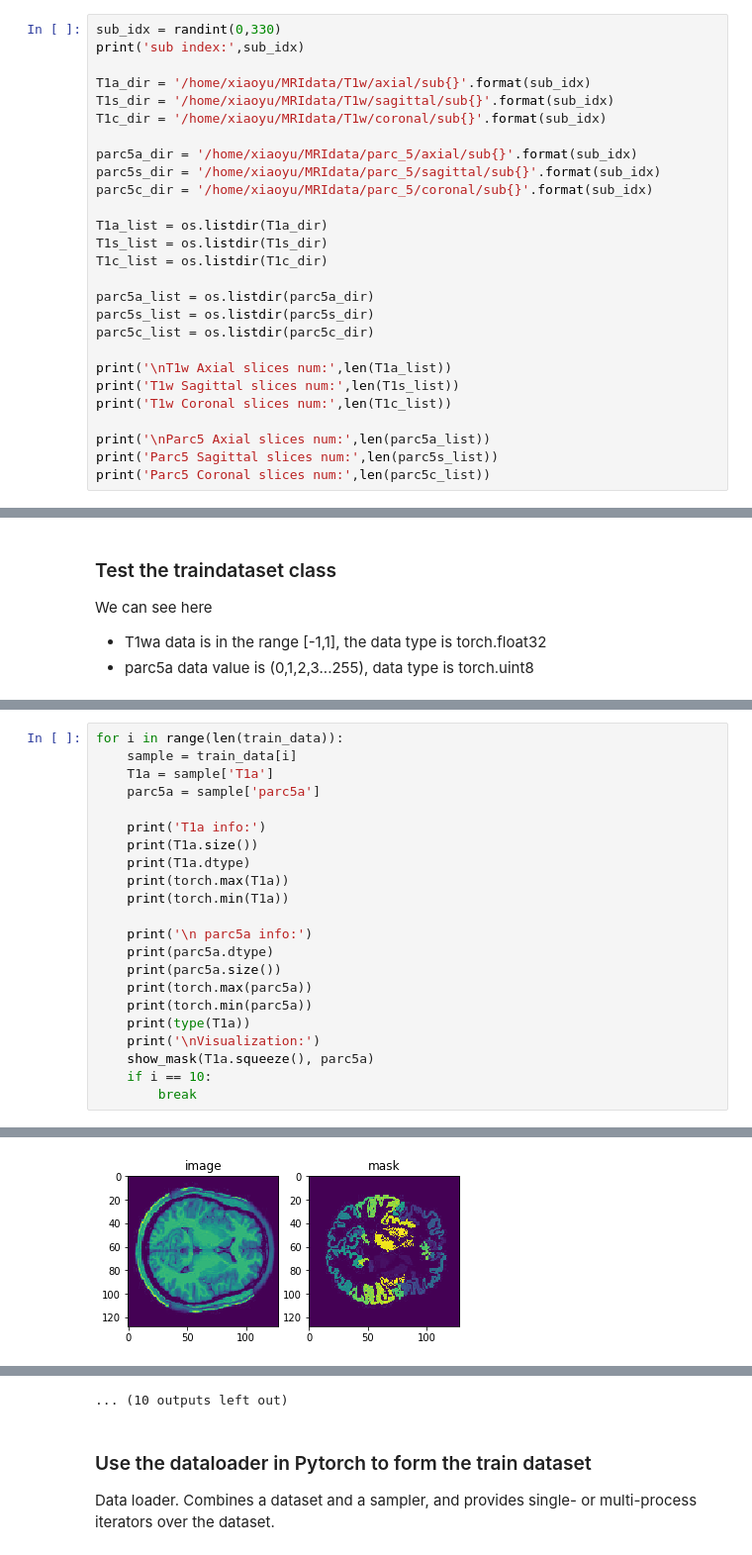
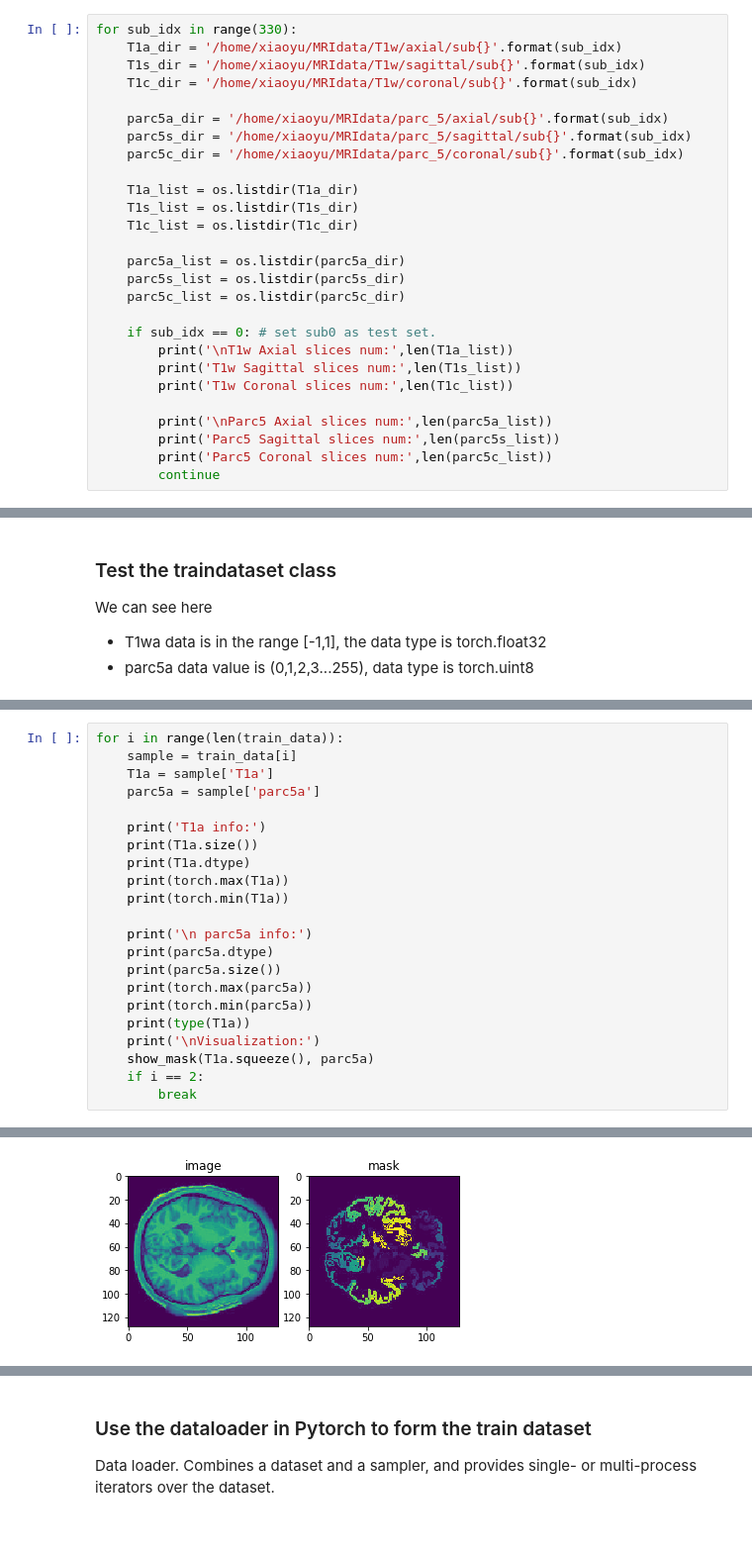
Before and after one commit to xysong1201/MRIImage_segmentation, a Jupyter notebook: MRI_ImageSeg_Unet.ipynb, the cells around one changed output, grey strips where cells are left out. Shown at 99% size. Saved outputs shown, nothing was run; the diff lists cells and outputs as text.

```diff
--- a/MRI_ImageSeg_Unet.ipynb
+++ b/MRI_ImageSeg_Unet.ipynb
@@ -32,30 +32,30 @@ Pick a random subject
 # %% [markdown]
 # I. Data Loading and preprocessing
 # %%
-sub_idx = randint(0,330)
-print('sub index:',sub_idx)
+for sub_idx in range(330):
+    T1a_dir = '/home/xiaoyu/MRIdata/T1w/axial/sub{}'.format(sub_idx)
+    T1s_dir = '/home/xiaoyu/MRIdata/T1w/sagittal/sub{}'.format(sub_idx)
+    T1c_dir = '/home/xiaoyu/MRIdata/T1w/coronal/sub{}'.format(sub_idx)
 
-T1a_dir = '/home/xiaoyu/MRIdata/T1w/axial/sub{}'.format(sub_idx)
-T1s_dir = '/home/xiaoyu/MRIdata/T1w/sagittal/sub{}'.format(sub_idx)
-T1c_dir = '/home/xiaoyu/MRIdata/T1w/coronal/sub{}'.format(sub_idx)
+    parc5a_dir = '/home/xiaoyu/MRIdata/parc_5/axial/sub{}'.format(sub_idx)
+    parc5s_dir = '/home/xiaoyu/MRIdata/parc_5/sagittal/sub{}'.format(sub_idx)
+    parc5c_dir = '/home/xiaoyu/MRIdata/parc_5/coronal/sub{}'.format(sub_idx)
 
-parc5a_dir = '/home/xiaoyu/MRIdata/parc_5/axial/sub{}'.format(sub_idx)
-parc5s_dir = '/home/xiaoyu/MRIdata/parc_5/sagittal/sub{}'.format(sub_idx)
-parc5c_dir = '/home/xiaoyu/MRIdata/parc_5/coronal/sub{}'.format(sub_idx)
+    T1a_list = os.listdir(T1a_dir)
+    T1s_list = os.listdir(T1s_dir)
+    T1c_list = os.listdir(T1c_dir)
 
-T1a_list = os.listdir(T1a_dir)
-T1s_list = os.listdir(T1s_dir)
-T1c_list = os.listdir(T1c_dir)
+    parc5a_list = os.listdir(parc5a_dir)
+    parc5s_list = os.listdir(parc5s_dir)
+    parc5c_list = os.listdir(parc5c_dir)
 
-parc5a_list = os.listdir(parc5a_dir)
-parc5s_list = os.listdir(parc5s_dir)
-parc5c_list = os.listdir(parc5c_dir)
+    if sub_idx == 0: # set sub0 as test set.
+        print('\nT1w Axial slices num:',len(T1a_list))
+        print('T1w Sagittal slices num:',len(T1s_list))
+        print('T1w Coronal slices num:',len(T1c_list))
 
-print('\nT1w Axial slices num:',len(T1a_list))
-print('T1w Sagittal slices num:',len(T1s_list))
-print('T1w Coronal slices num:',len(T1c_list))
-
-print('\nParc5 Axial slices num:',len(parc5a_list))
-print('Parc5 Sagittal slices num:',len(parc5s_list))
-print('Parc5 Coronal slices num:',len(parc5c_list))
+        print('\nParc5 Axial slices num:',len(parc5a_list))
+        print('Parc5 Sagittal slices num:',len(parc5s_list))
+        print('Parc5 Coronal slices num:',len(parc5c_list))
+        continue
 # %% [output]
@@ -303,7 +301,7 @@ for i in range(len(train_data)):
     print(type(T1a))
     print('\nVisualization:')
     show_mask(T1a.squeeze(), parc5a)
-    if i == 10:
+    if i == 2:
         break
 # %% [output]
 T1a info:
@@ -313,14 +311,14 @@ tensor(0.3098)
 tensor(-1.)
 
  parc5a info:
 torch.uint8
 torch.Size([128, 128])
 tensor(255, dtype=torch.uint8)
 tensor(0, dtype=torch.uint8)
 <class 'torch.Tensor'>
 
 Visualization:
-[figure, old version]
+[figure, new version]
 T1a info:
 torch.Size([1, 128, 128])
 torch.float32
@@ -399,4 +352,3 @@ Visualization:
-... (10 outputs left out)
 # %% [markdown]
 ### Use the dataloader in Pytorch to form the train dataset
 Data loader. Combines a dataset and a sampler, and provides single- or multi-process iterators over the dataset.
```
Also changed, not shown: parts of 20 cells of this notebook, 7 other files.
